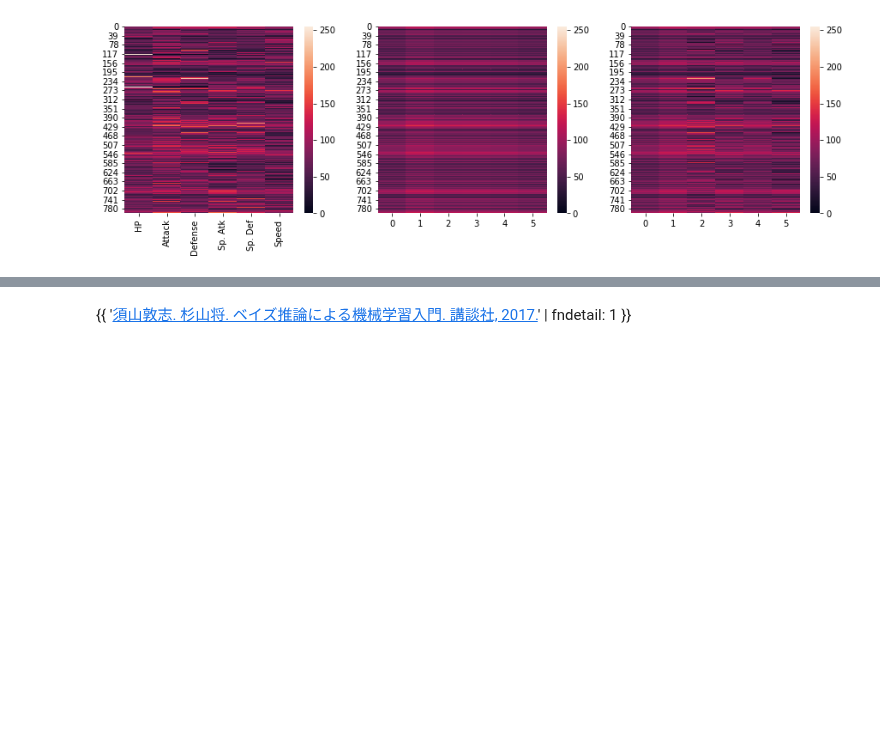
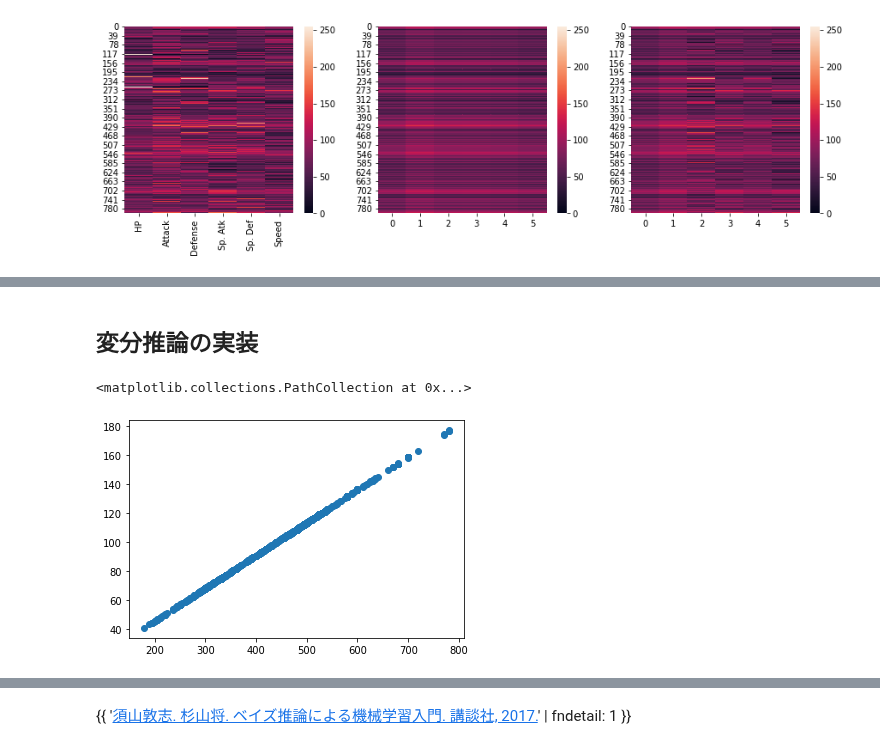
Before and after one commit to vintea01-tpt/tpt-medical-it, a Jupyter notebook: _notebooks/2020-07-14-bayes_part9_NMF.ipynb, the cells around one changed output, grey strips where cells are left out. Saved outputs shown, nothing was run; the diff lists cells and outputs as text; code cells hidden in the pictures; blank space fills up the shorter version.

```diff
--- a/_notebooks/2020-07-14-bayes_part9_NMF.ipynb
+++ b/_notebooks/2020-07-14-bayes_part9_NMF.ipynb
@@ -306,0 +505,2 @@ $$
+# %% [markdown]
+## 変分推論の実装
@@ -306,0 +560,15 @@ $$
+# %%
+# numpy配列に
+X_for_bayes = np.array(X)
+# %%
+# M=1
+bayes_NMF1 = NMF_model(X_for_bayes, 1)
+bayes_NMF1.fit(1000)
+# %%
+W1 = bayes_NMF1.get_W()
+H1 = bayes_NMF1.get_H()
+# 特徴量1つなので、合計種族値にほぼ比例する
+plt.scatter(pokemon.iloc[:,3:9].sum(axis=1),W1)
+# %% [output]
+<matplotlib.collections.PathCollection at 0x...>
+[figure, added]
```
Also changed, not shown: parts of 30 cells of this notebook.
